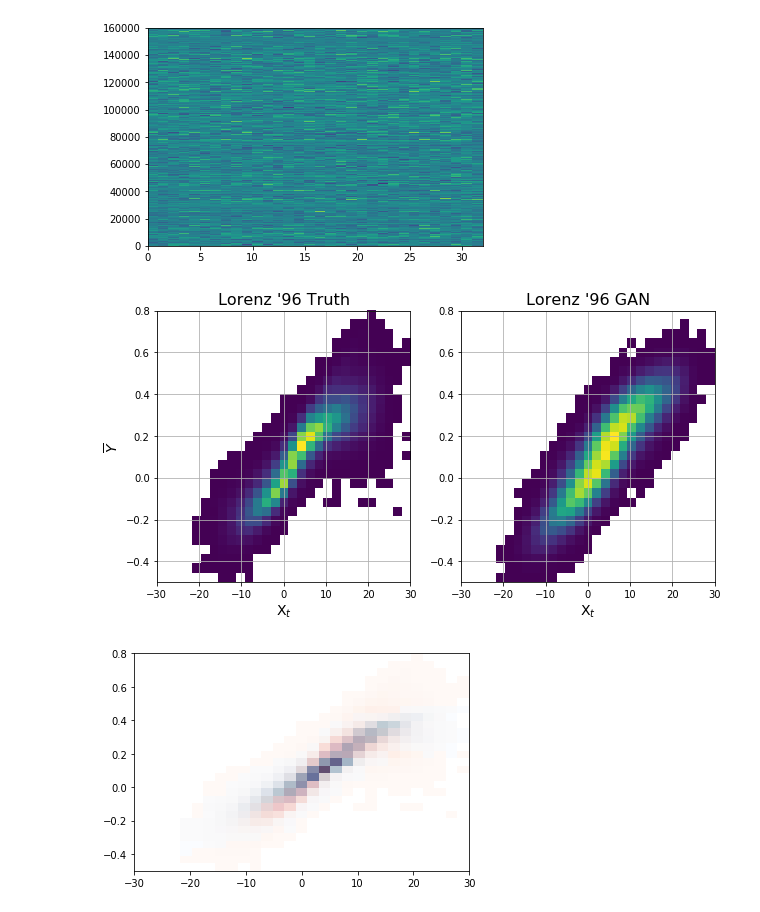
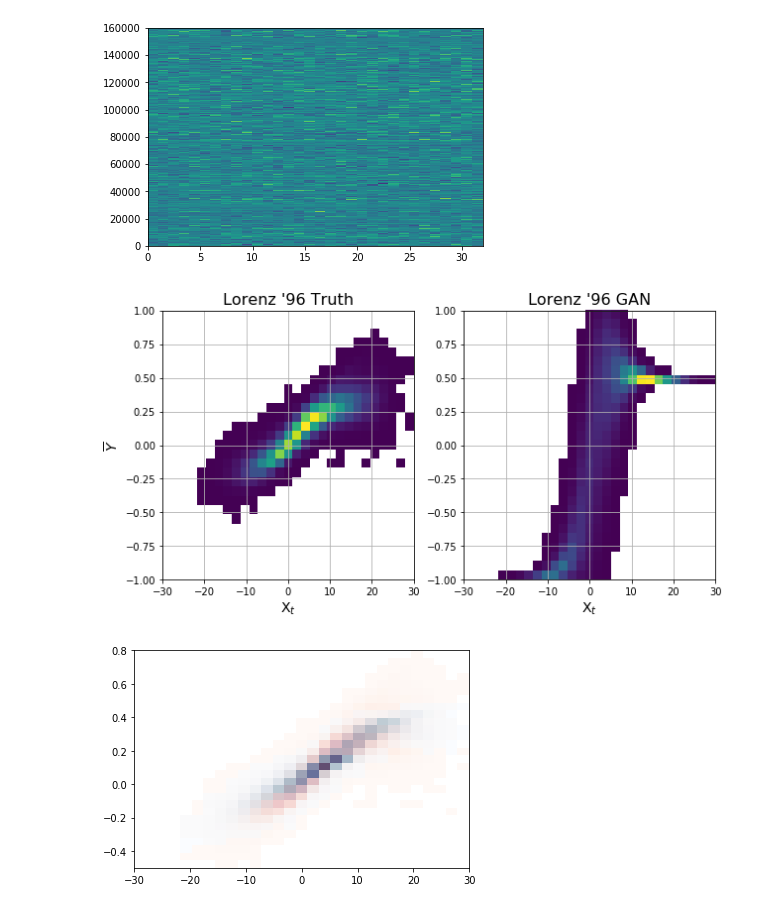
Before and after one commit to djgagne/lorenz_gan, a Jupyter notebook: notebooks/lorenz_gan_eval.ipynb, the cells around one changed output. Cells and saved outputs as stored; diff of their text form; code cells hidden in the pictures.

```diff
--- a/notebooks/lorenz_gan_eval.ipynb
+++ b/notebooks/lorenz_gan_eval.ipynb
@@ -12,5 +10,5 @@ Using TensorFlow backend.
 # %%
-gen_model = load_model("../exp/gan_generator_0000_epoch_0010.h5")
+gen_model = load_model("../exp_mean/gan_generator_0000_epoch_0010.h5")
 # %%
 def normalize_data(data, scaling_values=None):
     """
@@ -123,7 +133,7 @@ gan_loss[["Gen accuracy", "Disc accuracy"]].rolling(1000).mean().plot()
 <matplotlib.axes._subplots.AxesSubplot at 0x...>
 [figure]
 # %%
-combined_data = pd.read_csv("../exp/lorenz_combined_output.csv")
+combined_data = pd.read_csv("../exp_mean/lorenz_combined_output.csv")
 # %%
 y_cols = combined_data.columns[combined_data.columns.str.contains("Y")]
 x_cols = combined_data.columns[combined_data.columns.str.contains("X")]
@@ -139,5 +149,5 @@ Index(['X_t', 'X_t-1', 'X_t-2'], dtype='object')
 # %%
 x_norm, x_scaling = normalize_data(np.expand_dims(combined_data[x_cols].values, axis=-1))
 y_norm, y_scaling = normalize_data(np.expand_dims(combined_data[y_cols].values, axis=-1))
-gan_norm = gen_model.predict([x_norm[:,:,0] , np.random.normal(size=(x_norm.shape[0], 13))])
+gan_norm = gen_model.predict([x_norm[:,:,0] , np.random.normal(size=(x_norm.shape[0], 2))])
 gan_y = unnormalize_data(gan_norm, y_scaling)
@@ -168,19 +163,19 @@ plt.pcolormesh(combined_data[y_cols])
 # %%
 fig, axes = plt.subplots(1, 2, figsize=(10, 5))
 _ = axes[0].hist2d(combined_data["X_t"], combined_data[y_cols].mean(axis=1), bins=[np.linspace(-30, 30, 30),
-                                                                                   np.linspace(-0.5, 0.8, 30)], cmin=1)
+                                                                                   np.linspace(-1, 1, 30)], cmin=1)
 axes[0].set_title("Lorenz '96 Truth", fontsize=16)
-_ = axes[1].hist2d(combined_data["X_t"], gan_y[:, :, 0].mean(axis=1), bins=[np.linspace(-30, 30, 30),
-                                                                    np.linspace(-0.5, 0.8, 30)], cmin=1)
+_ = axes[1].hist2d(combined_data["X_t"], gan_y[:, 0, 0], bins=[np.linspace(-30, 30, 30),
+                                                                    np.linspace(-1, 1, 30)], cmin=1)
 axes[1].set_title("Lorenz '96 GAN", fontsize=16)
 axes[0].set_xlabel("X$_t$", fontsize=14)
 axes[1].set_xlabel("X$_t$", fontsize=14)
 axes[0].grid()
 axes[1].grid()
 axes[0].set_ylabel("$\overline{Y}$", fontsize=14)
 plt.savefig("../exp/gan_x_ymean_hist.png", dpi=200, bbox_inches="tight")
 # %% [output]
-[figure, old version]
+[figure, new version]
 # %%
 _ = plt.hist2d(combined_data["X_t"], combined_data[y_cols].mean(axis=1), bins=[np.linspace(-30, 30, 30),
                np.linspace(-0.5, 0.8, 30)], cmin=1, cmap="Reds", alpha=0.6)
```
Also changed, not shown: parts of 17 cells of this notebook, 4 other files.
